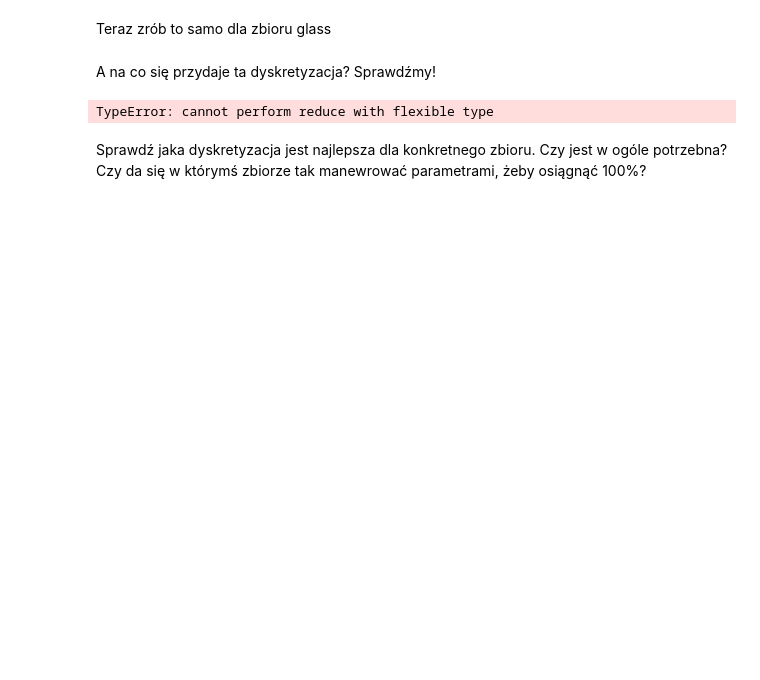
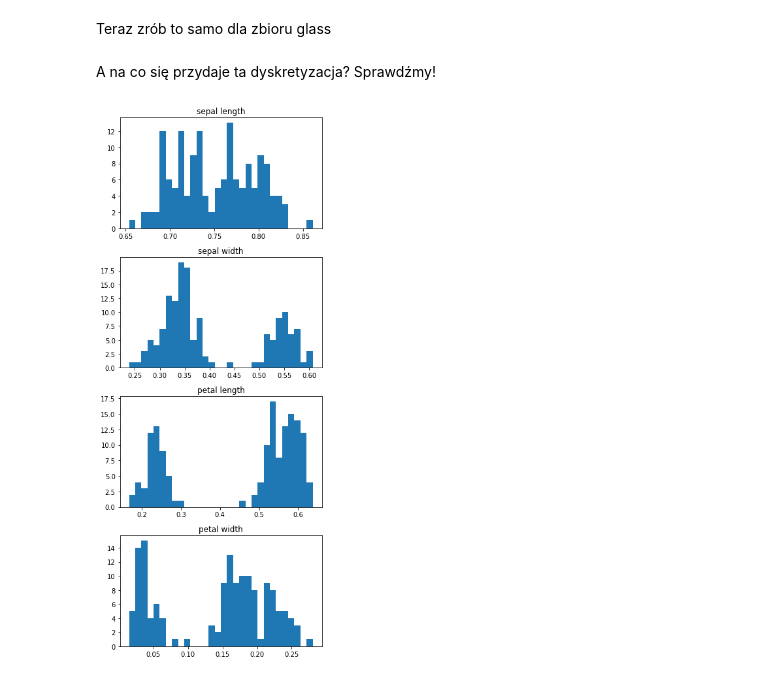
Before and after one commit to xenteros/data-science-training, a Jupyter notebook: Naive_Bayes.ipynb, the cells around one changed output. Drawn from its saved outputs; the diff is of its cells as text; code cells hidden in the pictures; blank space fills up the shorter version.

```diff
--- a/Naive_Bayes.ipynb
+++ b/Naive_Bayes.ipynb
@@ -38,0 +58,4 @@ data.head()
+# %%
+y = dataset.pop('class')
+X = dataset
+X.head()
@@ -38,0 +80,5 @@ data.head()
+# %%
+from sklearn.preprocessing import Normalizer, StandardScaler
+
+normalizer = Normalizer()
+standardizer = StandardScaler()
@@ -38,0 +87,6 @@ data.head()
+# %%
+if preprocesser is not None:
+    preprocesser.fit(X)
+    X_preprocessed = preprocesser.transform(X.values)
+    X[:] = X_preprocessed
+X.head()
@@ -138,8 +292,9 @@ def hist_division(data):
-# %%
-datadg=equal_length(data,5)
-#datadg=equal_frequency(data, 5)
-#datadg=hist_division(data)
-# %% [output]
-TypeError: cannot perform reduce with flexible type
-# %% [markdown]
-Sprawdź jaka dyskretyzacja jest najlepsza dla konkretnego zbioru. Czy jest w ogóle potrzebna? Czy da się w którymś zbiorze tak manewrować parametrami, żeby osiągnąć 100%?
+# %%
+fig, axs = plt.subplots(len(X.columns), figsize=(5, len(X.columns)*3))
+for index, column in enumerate(X):
+    axs[index].hist(X[column], bins=30)
+    axs[index].set_title(column)
+plt.tight_layout()
+plt.show()
+# %% [output]
+[figure, added]
```
Also changed, not shown: parts of 57 cells of this notebook.
